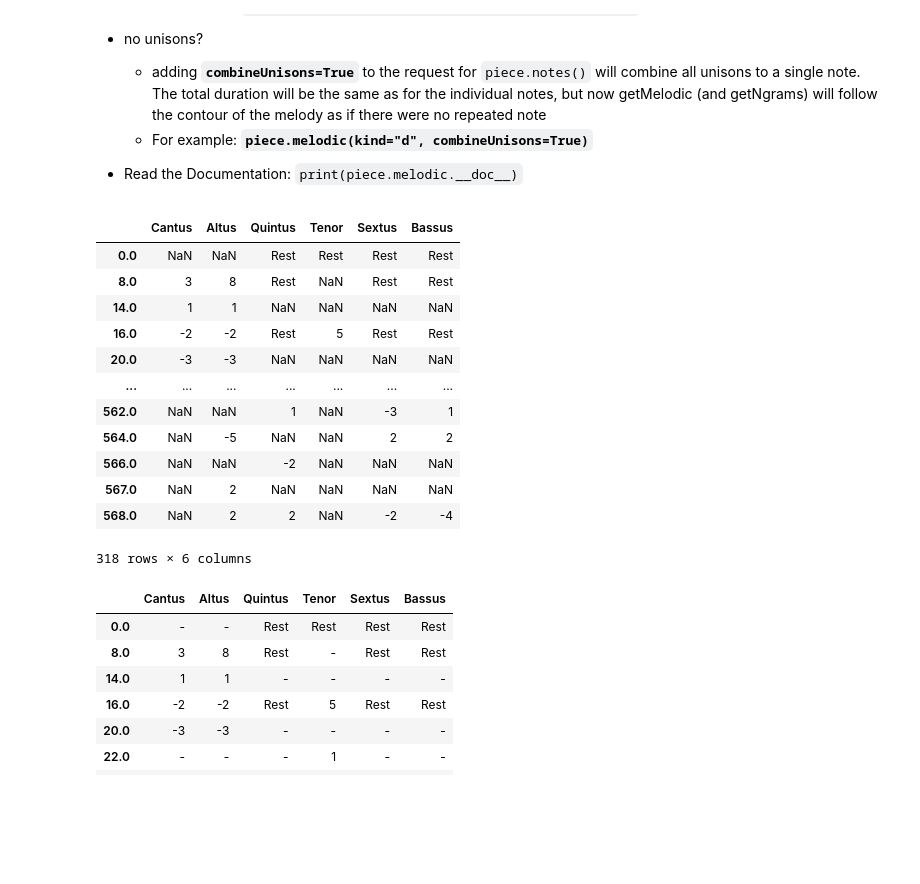
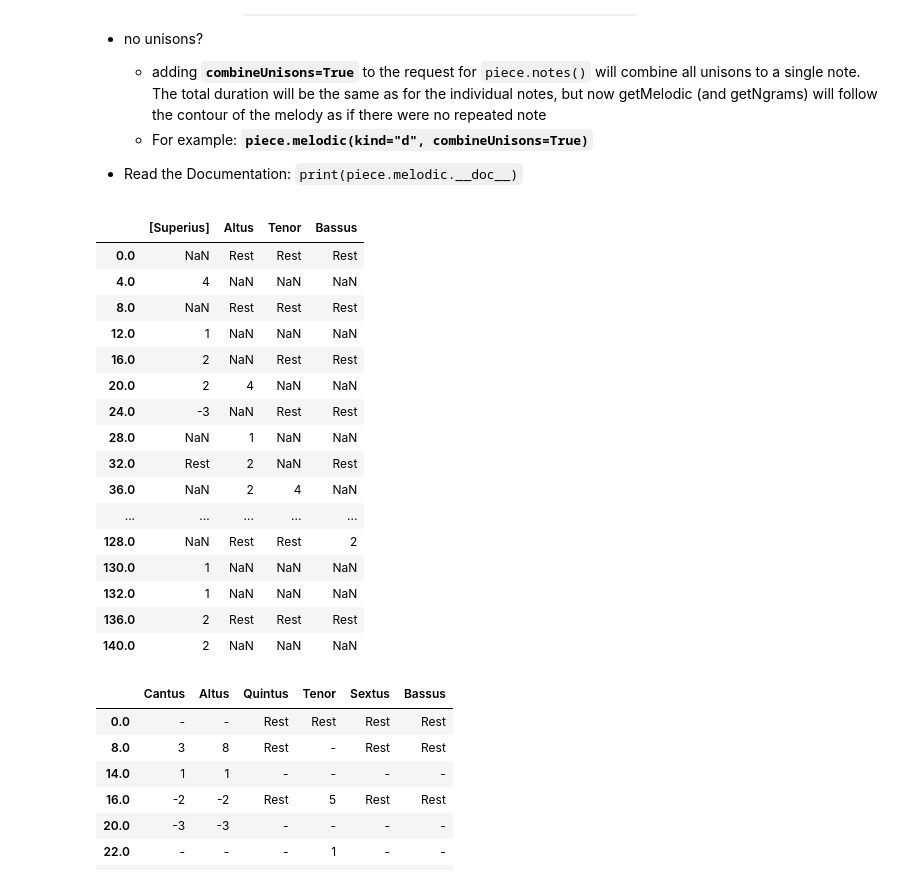
Before and after one commit to RichardFreedman/CRIM_JHUB, a Jupyter notebook: CRIM_02_Melodic_Harmonic.ipynb, the cells around one changed output. Drawn from its saved outputs; the diff is of its cells as text; code cells hidden in the pictures; blank space fills up the shorter version.

```diff
--- a/CRIM_02_Melodic_Harmonic.ipynb
+++ b/CRIM_02_Melodic_Harmonic.ipynb
@@ -91,7 +92,7 @@ Music_Files folder already exists.
 prefix = 'https://crimproject.org/mei/'
 # Add your filename here
 
-mei_file = 'CRIM_Model_0038.mei'
+mei_file = 'CRIM_Model_0008.mei'
 
 url = prefix + mei_file
 
@@ -134,21 +135,25 @@ Successfully imported https://crimproject.org/mei/CRIM_Model_0038.mei
 * Read the Documentation:  `print(piece.melodic.__doc__)`
 # %%
 mel = piece.melodic(kind='d')
-mel
+mel.head(50)
 # %% [output]
-|  | Cantus | Altus | Quintus | Tenor | Sextus | Bassus |
-| 0.0 | NaN | NaN | Rest | Rest | Rest | Rest |
-| 8.0 | 3 | 8 | Rest | NaN | Rest | Rest |
-| 14.0 | 1 | 1 | NaN | NaN | NaN | NaN |
-| 16.0 | -2 | -2 | Rest | 5 | Rest | Rest |
-| 20.0 | -3 | -3 | NaN | NaN | NaN | NaN |
-| ... | ... | ... | ... | ... | ... | ... |
-| 562.0 | NaN | NaN | 1 | NaN | -3 | 1 |
-| 564.0 | NaN | -5 | NaN | NaN | 2 | 2 |
-| 566.0 | NaN | NaN | -2 | NaN | NaN | NaN |
-| 567.0 | NaN | 2 | NaN | NaN | NaN | NaN |
-| 568.0 | NaN | 2 | 2 | NaN | -2 | -4 |
+|  | [Superius] | Altus | Tenor | Bassus |
+| 0.0 | NaN | Rest | Rest | Rest |
+| 4.0 | 4 | NaN | NaN | NaN |
+| 8.0 | NaN | Rest | Rest | Rest |
+| 12.0 | 1 | NaN | NaN | NaN |
+| 16.0 | 2 | NaN | Rest | Rest |
+| 20.0 | 2 | 4 | NaN | NaN |
+| 24.0 | -3 | NaN | Rest | Rest |
+| 28.0 | NaN | 1 | NaN | NaN |
+| 32.0 | Rest | 2 | NaN | Rest |
+| 36.0 | NaN | 2 | 4 | NaN |
+| ... | ... | ... | ... | ... |
+| 128.0 | NaN | Rest | Rest | 2 |
+| 130.0 | 1 | NaN | NaN | NaN |
+| 132.0 | 1 | NaN | NaN | NaN |
+| 136.0 | 2 | Rest | Rest | Rest |
+| 140.0 | 2 | NaN | NaN | NaN |
-318 rows × 6 columns
 # %%
 mel = piece.melodic(kind="d").fillna('-')
 mel.head(20)
```
Also changed, not shown: parts of 21 cells of this notebook, 8 other files.
